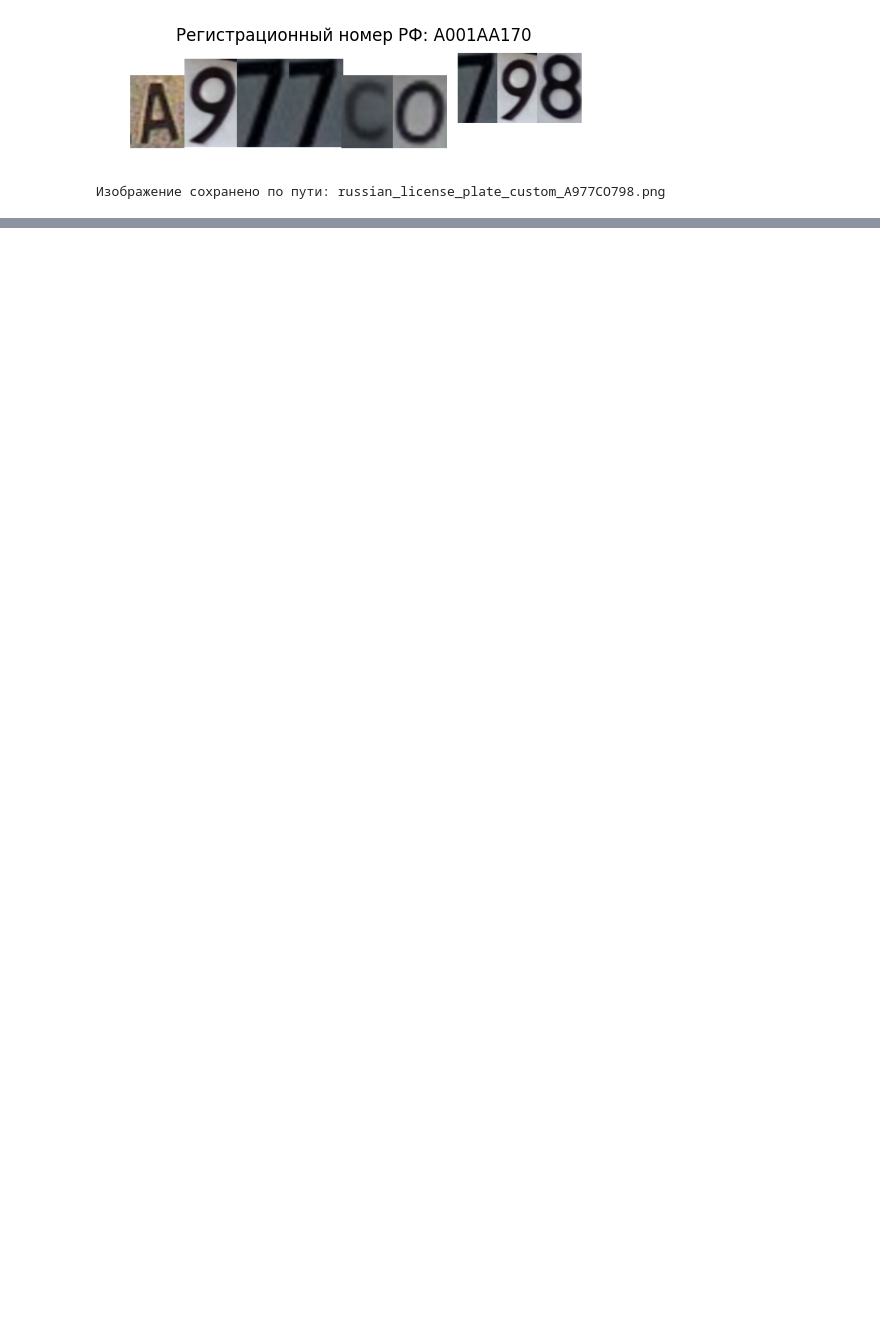
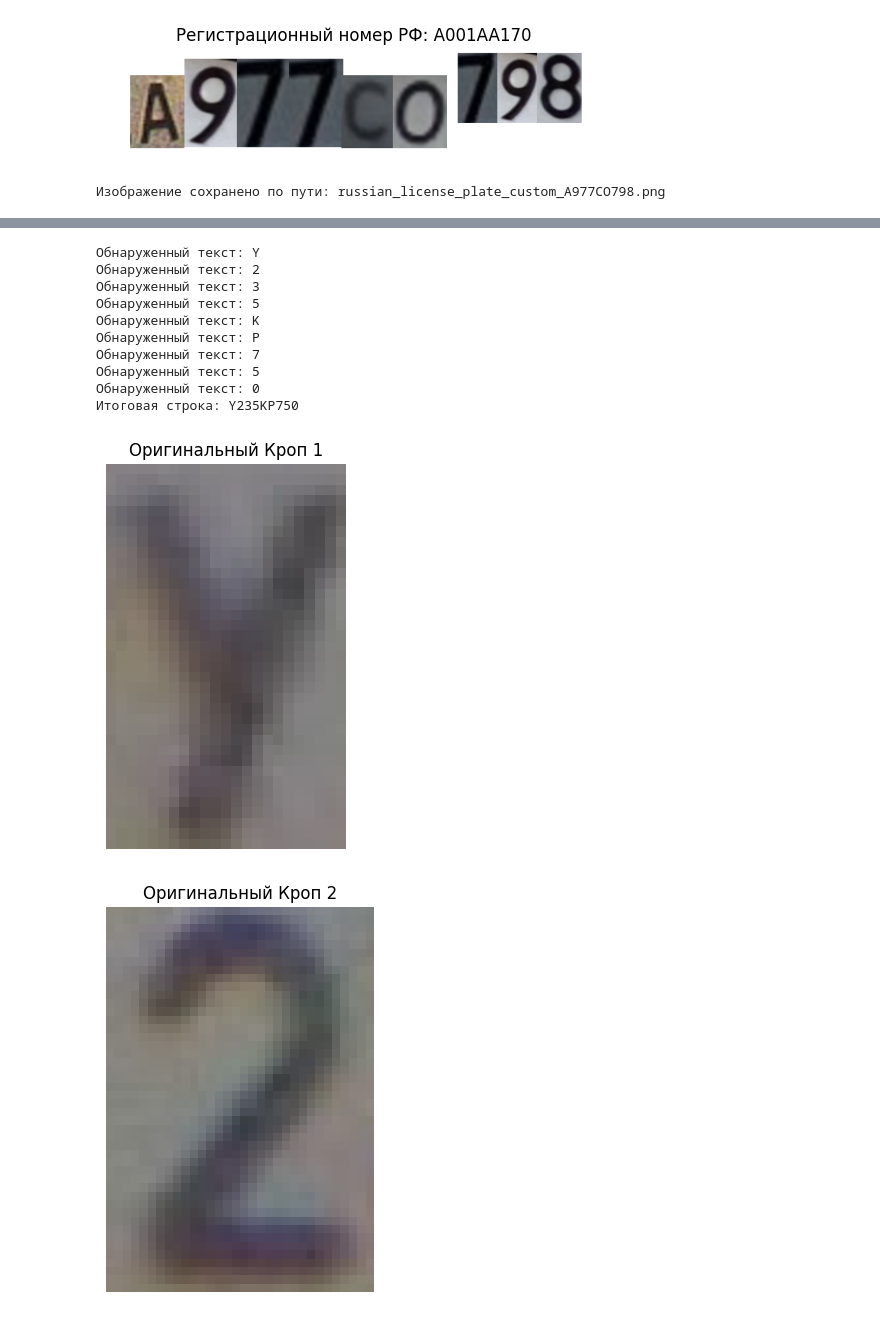
Before and after one commit to naumovan/plate_deformation, a Jupyter notebook: correcting_licence_plate.ipynb, the cells around one changed output, grey strips where cells are left out. Drawn from its saved outputs; the diff is of its cells as text; code cells hidden in the pictures; blank space fills up the shorter version.

```diff
--- a/correcting_licence_plate.ipynb
+++ b/correcting_licence_plate.ipynb
@@ -605,0 +266,59 @@ print(f"Изображение сохранено по пути: {output_path}")
+# %%
+target_size = (89, 154)
+# %%
+for idx, (x_min, y_min, x_max, y_max, class_id) in enumerate(bounding_boxes):
+    # Извлечение кропа
+    bbox_image = image[y_min:y_max, x_min:x_max]
+    cropped_images.append(bbox_image)
+
+    # Изменение размера кропа до заданного
+    resized_crop = cv2.resize(bbox_image, target_size, interpolation=cv2.INTER_AREA)
+
+    # Преобразование кропа в формат, совместимый с EasyOCR
+    crop_image_rgb = cv2.cvtColor(resized_crop, cv2.COLOR_RGB2BGR)
+
+    # Установка allowlist в зависимости от индекса
+    if idx in [0, 4, 5]:  # Индексы 0, 4 и 5 (первый, пятый и шестой кроп)
+        allowlist = 'ABEKMHOPCTYX'
+        default_value = 'O'
+    else:  # Остальные кропы
+        allowlist = '1234567890'
+        default_value = '7'
+
+    # Распознавание текста с EasyOCR с использованием соответствующего allowlist
+    results = reader.readtext(crop_image_rgb, detail=0, allowlist=allowlist)
+
+    # Проверка на наличие результатов и добавление предопределенных значений, если распознанный текст пуст
+    if results:
+        recognized_text = results[0]
+    else:
+        recognized_text = default_value
+
+    recognized_texts.append(recognized_text)
+    print(f"Обнаруженный текст: {recognized_text}")
+
+# Объединение текста
+final_text = ''.join(recognized_texts)
+print(f"Итоговая строка: {final_text}")
+
+# Визуализация кропов и их изменения размеров
+for idx, (crop_image, crop_text) in enumerate(zip(cropped_images, recognized_texts)):
+    # Визуализация оригинального кропа
+    plt.figure(figsize=(5, 5))
+    plt.imshow(crop_image)
+    plt.axis('off')
+    plt.title(f"Оригинальный Кроп {idx+1}")
+    plt.show()
+# %% [output]
+Обнаруженный текст: Y
+Обнаруженный текст: 2
+Обнаруженный текст: 3
+Обнаруженный текст: 5
+Обнаруженный текст: K
+Обнаруженный текст: P
+Обнаруженный текст: 7
+Обнаруженный текст: 5
+Обнаруженный текст: 0
+Итоговая строка: Y235KP750
+[figure, added]
+[figure, added]
```
Also changed, not shown: parts of 38 cells of this notebook.
